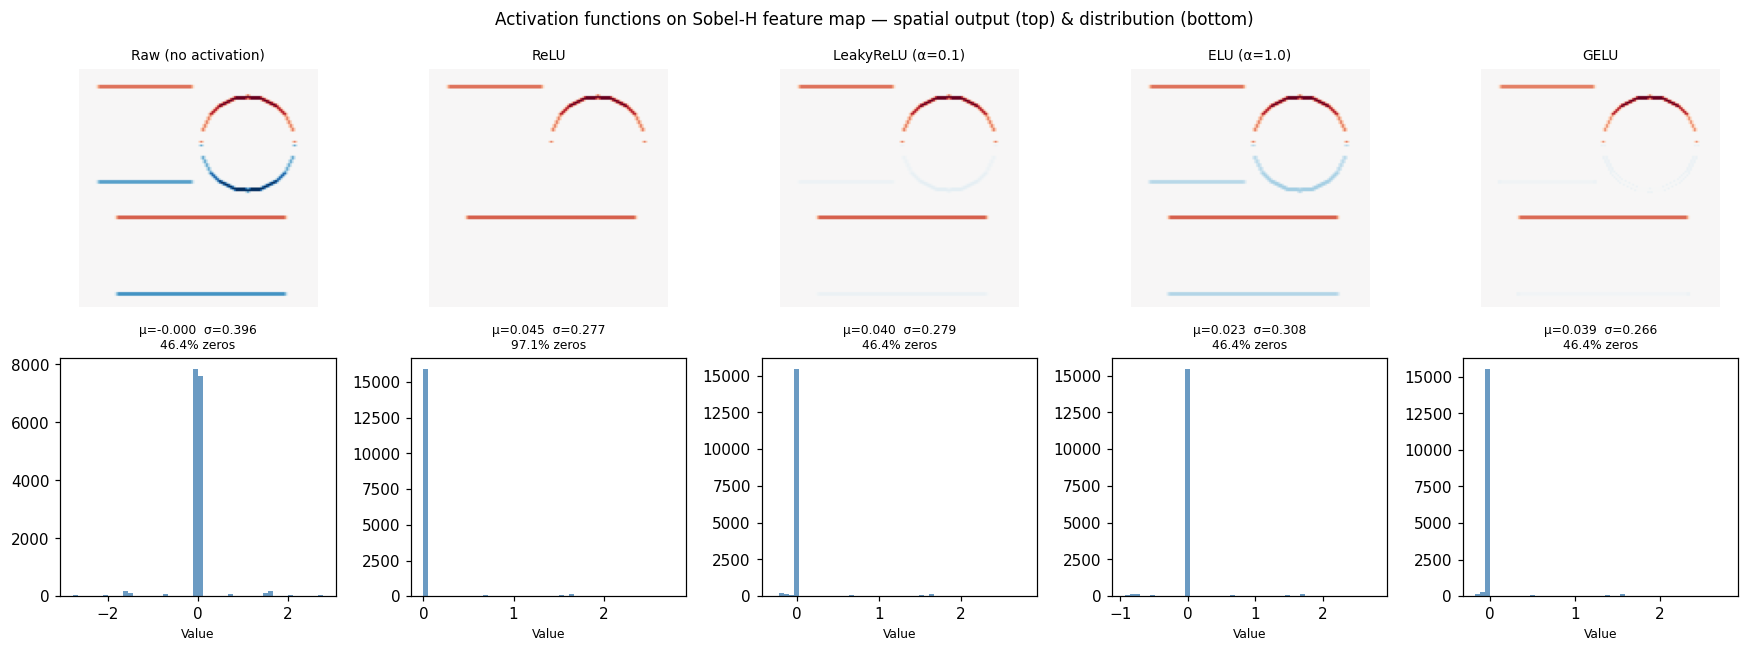
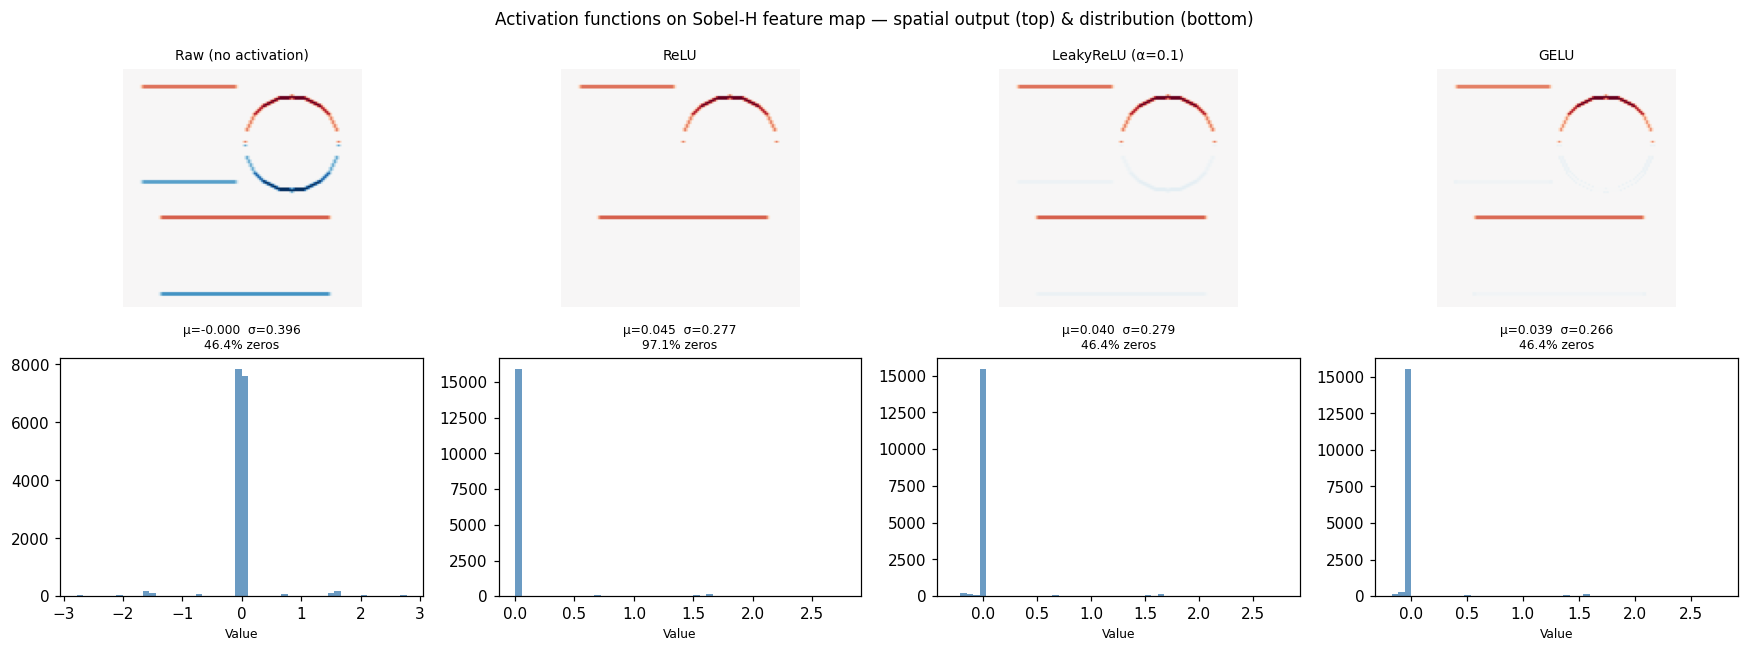
The notebook cell's code change between the first figure and the second:
--- before
+++ after
@@ -1,13 +1,12 @@
-raw_fm = fmaps[0, 0].detach()                # (128, 128)  Sobel-H
+raw_fm = fmaps[0, 0].detach() # (128, 128)  Sobel-H channel
 
 act_results = {
-    "Raw (no activation)":   raw_fm,
-    "ReLU":                  nn.ReLU()(raw_fm),
-    "LeakyReLU (α=0.1)":    nn.LeakyReLU(0.1)(raw_fm),
-    "ELU (α=1.0)":          nn.ELU(1.0)(raw_fm),
-    "GELU":                 nn.GELU()(raw_fm),
+    "Raw (no activation)": raw_fm,
+    "ReLU": nn.ReLU()(raw_fm),
+    "LeakyReLU (α=0.1)": nn.LeakyReLU(0.1)(raw_fm),
+    "GELU": nn.GELU()(raw_fm),
 }
 
-fig, axes = plt.subplots(2, 5, figsize=(16, 6))
+fig, axes = plt.subplots(2, 4, figsize=(16, 6))
 vmax = raw_fm.abs().max().item()
 

Commit: finalise walkthrough